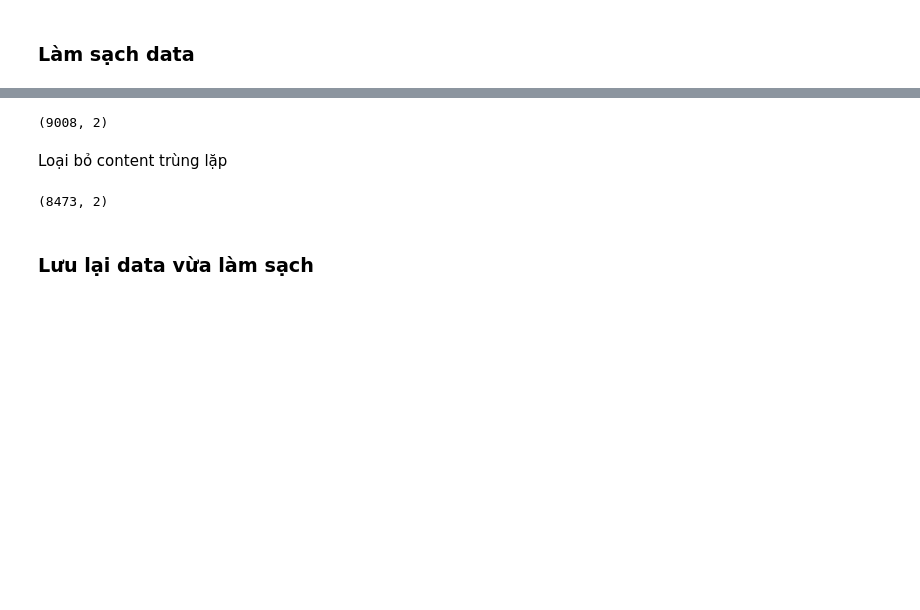
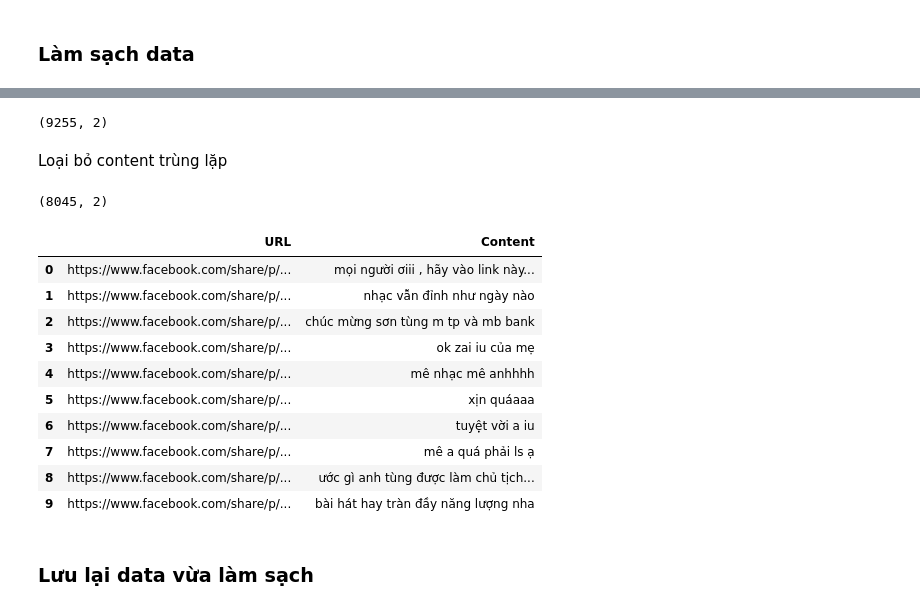
Before and after one commit to ntthanh2603/segmentation-analysis, a Jupyter notebook: crawl_data/cleaning.ipynb, the cells around one changed output, grey strips where cells are left out. Cells and saved outputs as stored; diff of their text form; code cells hidden in the pictures; blank space fills up the shorter version.

```diff
--- a/crawl_data/cleaning.ipynb
+++ b/crawl_data/cleaning.ipynb
@@ -51,0 +264,20 @@ df_cleaned = df.dropna()
+# %%
+def xu_ly_dau_cau(text):
+        if pd.isna(text):
+            return text
+
+        # Chuyển sang chuỗi
+        text = str(text)
+
+        # Thêm khoảng cách hai bên dấu chấm và dấu phẩy
+        # Đảm bảo không thêm khoảng cách giữa số thập phân
+        text = re.sub(r'([.,])(?!\d)', r' \1 ', text)
+
+        # Loại bỏ dấu " và dấu '
+        text = text.replace('"', '')
+        text = text.replace("'", '')
+
+        # Loại bỏ khoảng trắng thừa
+        text = re.sub(r'\s+', ' ', text).strip()
+
+        return text.strip()
@@ -52,15 +293,44 @@ df_cleaned = df.dropna()
+# %%
+def tien_xu_li(text):
+  text = chuan_hoa_unicode(text)
+  text = clean_link(text)
+  text = clean_numbers(text)
+  text = xu_ly_dau_cau(text)
+  text = chuan_hoa_dau_cau_tieng_viet(text)
+  # text = tach_tu_tieng_viet(text)
+  text = chuyen_chu_thuong(text)
+  text = chuan_hoa_cau(text)
+
+  return text
+# %%
+df_clean = df.copy()
+df_clean['Content'] = df_clean['Content'].apply(tien_xu_li)
 # %%
-df_cleaned.shape
+df_clean.shape
 # %% [output]
-(9008, 2)
+(9255, 2)
 # %% [markdown]
 Loại bỏ content trùng lặp
 # %%
-df_cleaned = df.drop_duplicates(subset=['Content'])
+df_clean = df_clean.drop_duplicates(subset=['Content'])
 # %%
-df_cleaned.shape
+df_clean.shape
 # %% [output]
-(8473, 2)
+(8045, 2)
+# %%
+df_clean.head(10)
+# %% [output]
+|  | URL | Content |
+| 0 | https://www.facebook.com/share/p/... | mọi người ơiii , hãy vào link này... |
+| 1 | https://www.facebook.com/share/p/... | nhạc vẫn đỉnh như ngày nào |
+| 2 | https://www.facebook.com/share/p/... | chúc mừng sơn tùng m tp và mb bank |
+| 3 | https://www.facebook.com/share/p/... | ok zai iu của mẹ |
+| 4 | https://www.facebook.com/share/p/... | mê nhạc mê anhhhh |
+| 5 | https://www.facebook.com/share/p/... | xịn quáaaa |
+| 6 | https://www.facebook.com/share/p/... | tuyệt vời a iu |
+| 7 | https://www.facebook.com/share/p/... | mê a quá phải ls ạ |
+| 8 | https://www.facebook.com/share/p/... | ước gì anh tùng được làm chủ tịch... |
+| 9 | https://www.facebook.com/share/p/... | bài hát hay tràn đầy năng lượng nha |
 # %% [markdown]
 ### Lưu lại data vừa làm sạch
 # %%
```
Also changed, not shown: parts of 26 cells of this notebook, 1 other file.
